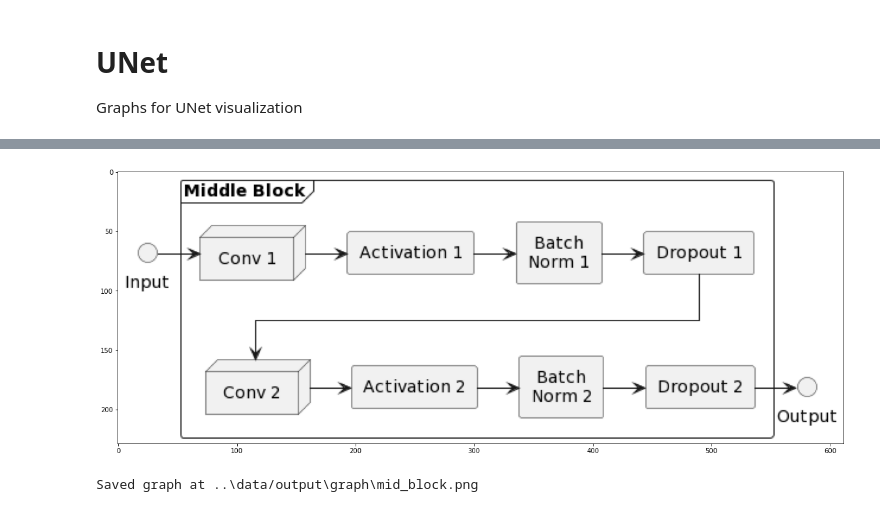
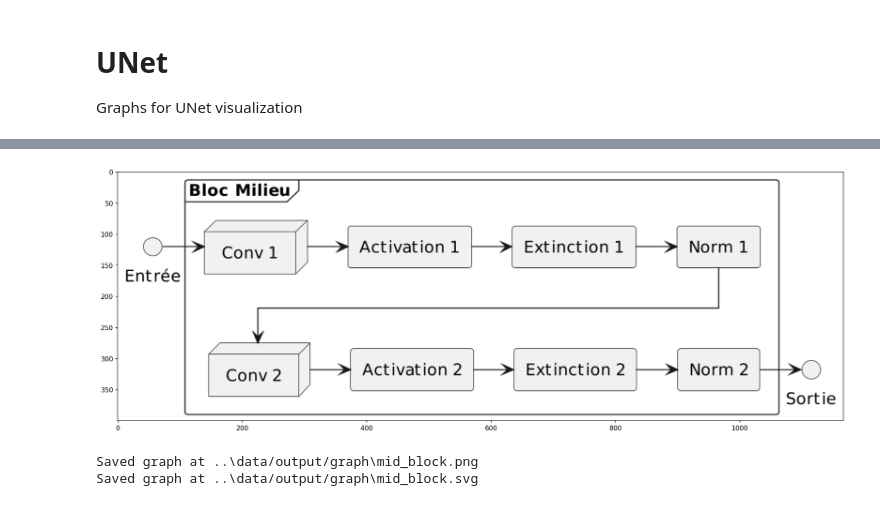
Before and after one commit to linum-uqam/carreno-cytonemes, a Jupyter notebook: notebooks/graphs.ipynb, the cells around one changed output, grey strips where cells are left out. Cells and saved outputs as stored; diff of their text form; code cells hidden in the pictures.

```diff
--- a/notebooks/graphs.ipynb
+++ b/notebooks/graphs.ipynb
@@ -35,17 +53,0 @@ Output folder : ..\data/output\graph
-# %%
-def render_graph(content):
-    img = imageio.imread(png_server.processes(content))
-    plt.imshow(img)
-    plt.show()
-
-def save_svg_graph(path, content):
-    # sadly, doesn't seem to work well with thesis format
-    svg = str(svg_server.processes(content), 'UTF-8')
-    with open(path, "w") as svg_file:
-        svg_file.write(svg)
-        print("Saved graph at", path)
-
-def save_png_graph(path, content):
-    img = imageio.imread(png_server.processes(content))
-    imageio.imwrite(path, img)
-    print("Saved graph at", path)
@@ -101,44 +159,49 @@ Saved graph at ..\data/output\graph\enc_block.png
 # %%
 # Middle Block
-filename = os.path.join(output_folder, "mid_block.png")
+filename = os.path.join(output_folder, "mid_block")
 content = """
 @startuml
+scale 1024 width
+scale 400 height
+
 ' for straight lines
 skinparam linetype ortho
 ' center text
 skinparam defaultTextAlignment center
 
 ' components
-interface Input
-frame "Middle Block" {
+interface Entrée
+frame "Bloc Milieu" {
     node      "Conv 1"
     rectangle "Activation 1"
-    rectangle "Batch\\nNorm 1"
-    rectangle "Dropout 1"
+    rectangle "Norm 1"
+    rectangle "Extinction 1"
     node      "Conv 2"
     rectangle "Activation 2"
-    rectangle "Batch\\nNorm 2"
-    rectangle "Dropout 2"
+    rectangle "Norm 2"
+    rectangle "Extinction 2"
 }
-interface "Output"
+interface "Sortie"
 
 ' links
-Input            -r-> "Conv 1"
+Entrée           -r-> "Conv 1"
 "Conv 1"         -r-> "Activation 1"
-"Activation 1"   -r-> "Batch\\nNorm 1"
-"Batch\\nNorm 1" -r-> "Dropout 1"
-"Dropout 1"      -->  "Conv 2"
+"Activation 1"   -r-> "Extinction 1"
+"Extinction 1"   -r-> "Norm 1"
+"Norm 1"          -->  "Conv 2"
 "Conv 2"         -r-> "Activation 2"
-"Activation 2"   -r-> "Batch\\nNorm 2"
-"Batch\\nNorm 2" -r-> "Dropout 2"
-"Dropout 2"      -r-> "Output"
+"Activation 2"   -r-> "Extinction 2"
+"Extinction 2"   -r-> "Norm 2"
+"Norm 2"   -r-> "Sortie"
 
 @enduml
 """
 render_graph(content)
 save_png_graph(filename, content)
+save_svg_graph(filename, content)
 # %% [output]
-[figure, old version]
+[figure, new version]
-Saved graph at ..\data/output\graph\mid_block.png
+Saved graph at ..\data/output/graph\mid_block.png
+Saved graph at ..\data/output/graph\mid_block.svg
 # %%
 # Decoder Block
```
Also changed, not shown: parts of 8 cells of this notebook, 57 other files.
